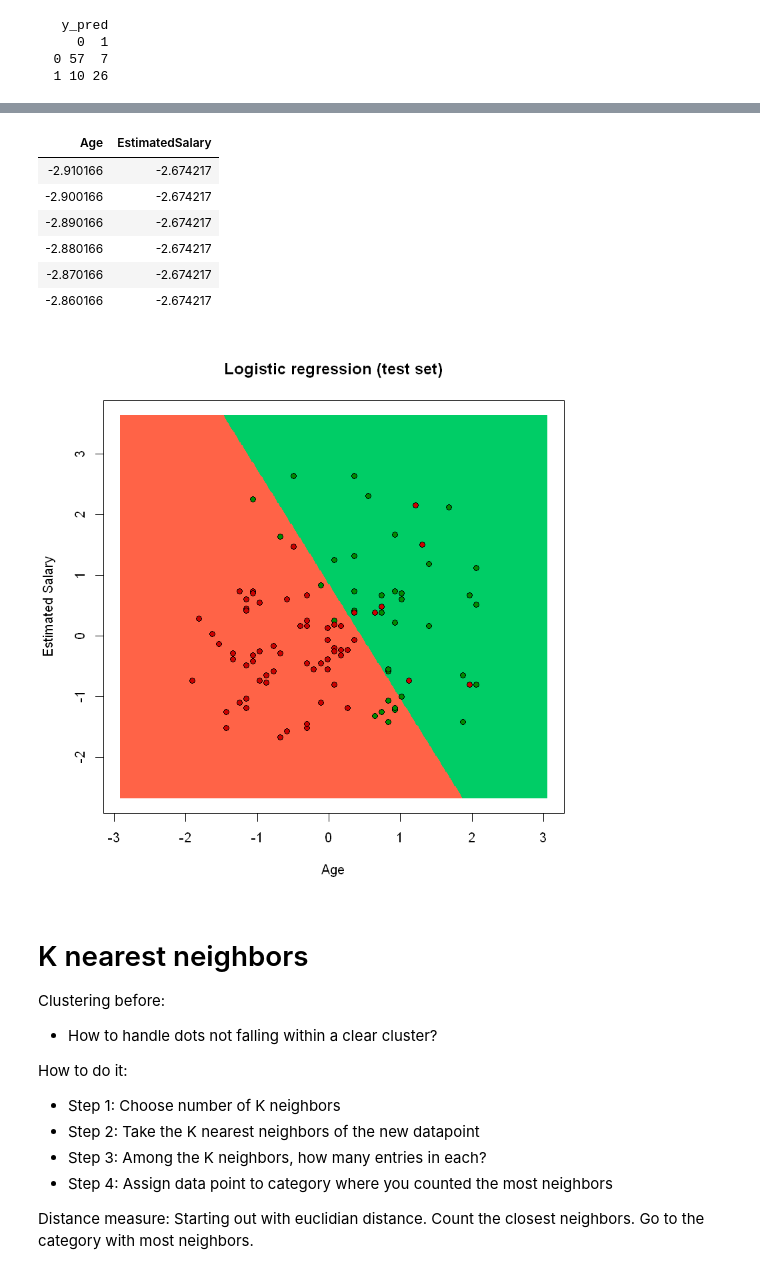
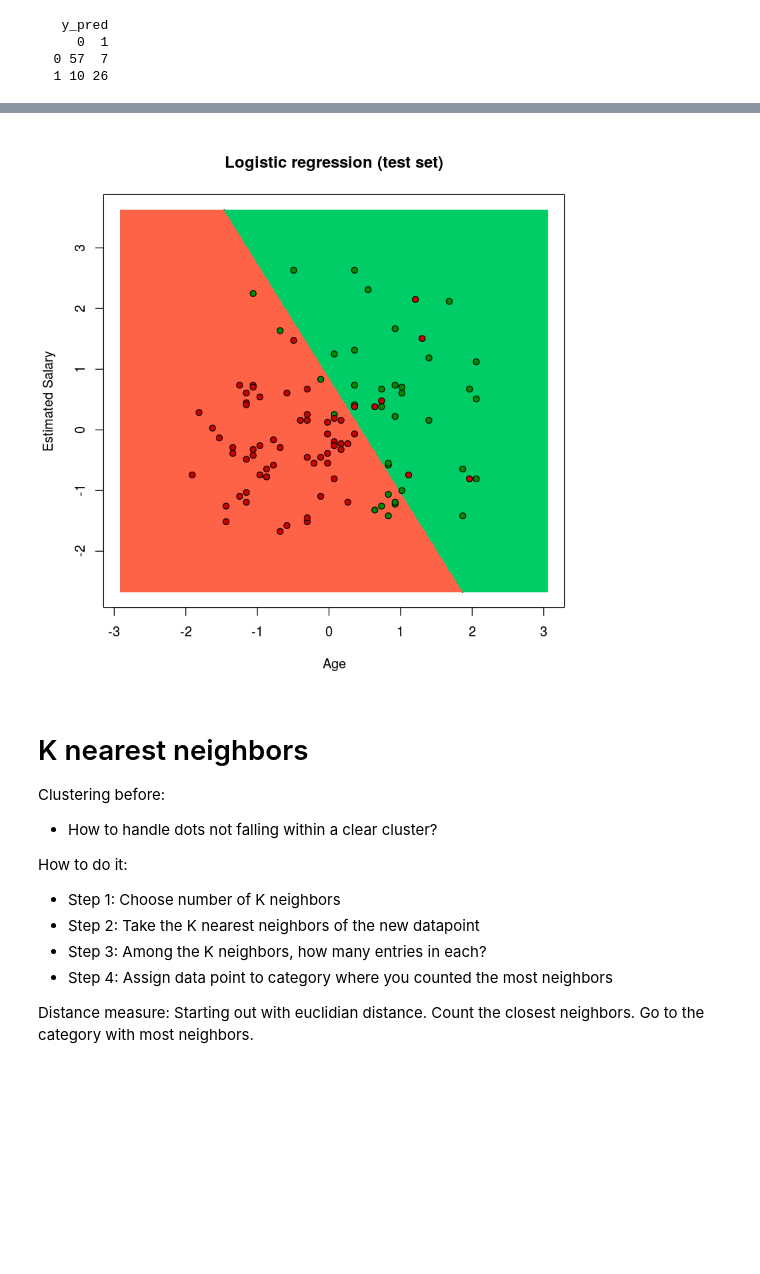
Before and after one commit to Jakob37/UdemyMachineLearningJupyter, a Jupyter notebook: 8_12_classification.ipynb, the cells around one changed output, grey strips where cells are left out. Drawn from its saved outputs; the diff is of its cells as text; code cells hidden in the pictures; blank space fills up the shorter version.

```diff
--- a/8_12_classification.ipynb
+++ b/8_12_classification.ipynb
@@ -239,30 +231,27 @@ Warning message:
 # %%
-set <- test_set
-X1 <- seq(min(set[, 1]) - 1, max(set[, 1]) + 1, by = 0.01)
-X2 <- seq(min(set[, 2]) - 1, max(set[, 2]) + 1, by = 0.01)
-grid_set <- expand.grid(X1, X2)
-colnames(grid_set) <- c('Age', 'EstimatedSalary')
-head(grid_set)
-prob_set <- predict(classifier, type='response', newdata=grid_set)
-y_grid <- ifelse(prob_set > 0.5, 1, 0)
-plot(set[, -3],
-    main='Logistic regression (test set)',
-    xlab='Age',
-    ylab='Estimated Salary',
-    xlim=range(X1),
-    ylim=range(X2))
-contour(X1, X2, matrix(as.numeric(y_grid), length(X1), length(X2)), add=TRUE)
-points(grid_set, pch='.', col=ifelse(y_grid==1, 'springgreen3', 'tomato'))
-points(set, pch=21, bg=ifelse(set[, 3] == 1, 'green4', 'red3'))
+visualize_classification <- function(set, classifier, title, scale_probset=1) {
+
+    X1 <- seq(min(set[, 1]) - 1, max(set[, 1]) + 1, by = 0.01)
+    X2 <- seq(min(set[, 2]) - 1, max(set[, 2]) + 1, by = 0.01)
+    grid_set <- expand.grid(X1, X2)
+    colnames(grid_set) <- c('Age', 'EstimatedSalary')
+
+    prob_set <- as.numeric(predict(classifier, type='response', newdata=grid_set)) / scale_probset
+    y_grid <- ifelse(prob_set > 0.5, 1, 0)
+    plot(set[, -3],
+        main=paste(title, '(test set)'),
+        xlab='Age',
+        ylab='Estimated Salary',
+        xlim=range(X1),
+        ylim=range(X2))
+    contour(X1, X2, matrix(as.numeric(y_grid), length(X1), length(X2)), add=TRUE)
+    points(grid_set, pch='.', col=ifelse(y_grid==1, 'springgreen3', 'tomato'))
+    points(set, pch=21, bg=ifelse(set[, 3] == 1, 'green4', 'red3'))
+}
-# %% [output]
-| Age | EstimatedSalary |
-| -2.910166 | -2.674217 |
-| -2.900166 | -2.674217 |
-| -2.890166 | -2.674217 |
-| -2.880166 | -2.674217 |
-| -2.870166 | -2.674217 |
-| -2.860166 | -2.674217 |
-[figure, removed]
+# %%
+visualize_classification(test_set, classifier, 'Logistic regression')
+# %% [output]
+[figure, added]
 # %% [markdown]
 # K nearest neighbors
 
```
Also changed, not shown: parts of 14 cells of this notebook.
